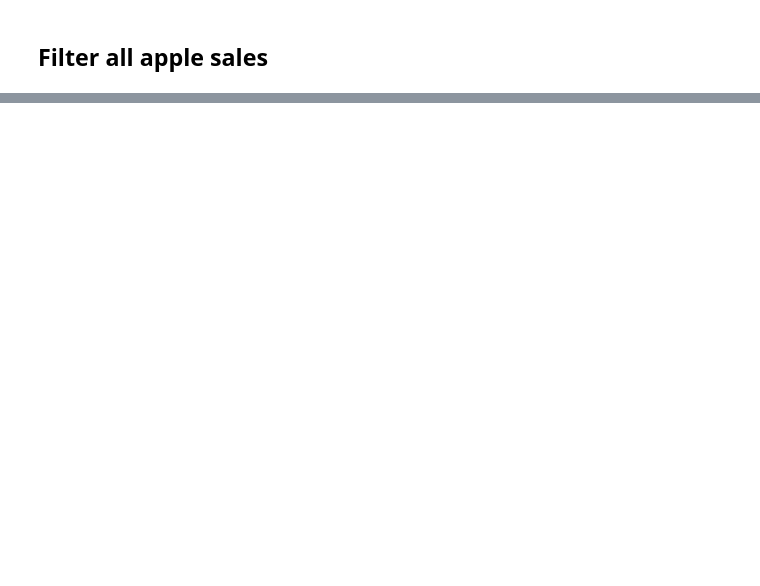
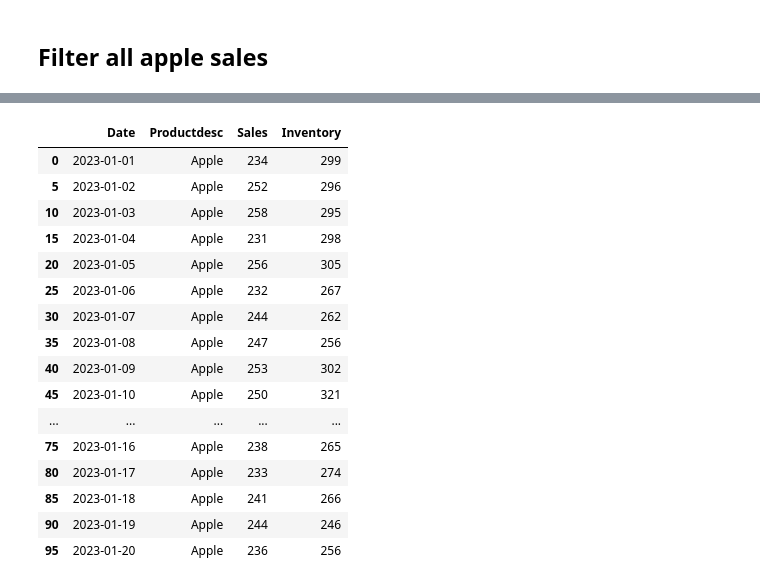
Before and after one commit to Pavlovj/bootcamp, a Jupyter notebook: Supermarketdata.ipynb, the cells around one changed output, grey strips where cells are left out. Saved outputs shown, nothing was run; the diff lists cells and outputs as text; code cells hidden in the pictures; blank space fills up the shorter version.

```diff
--- a/Supermarketdata.ipynb
+++ b/Supermarketdata.ipynb
@@ -152,0 +137,51 @@ df_sales[df_sales['Productdesc'] == "Apple"].head(20)
+# %%
+
+# create empty dataframe
+df_store2 = pd.DataFrame(columns=['Date', 'Productdesc', 'Sales'])
+
+# Iterate through every day
+for date in dates:
+    # create list of products
+    products = ['Apple', 'Banana', 'Tomato', 'Orange', 'Potato']
+    # Iteriere durch jeden Produkt und füge es dem DataFrame hinzu
+    for product in products:
+        df_store2 = df_store2.append({'Date': date, 'Productdesc': product, 'Sales': 0}, ignore_index=True)
+# %%
+# Define Sales ranges
+sales_ranges = {'Apple': (230, 260),
+                'Banana': (200, 240),
+                'Tomato': (260, 290),
+                'Orange': (135, 160),
+                'Potato': (100, 130)}
+
+# Generate random sales numbers
+for index, row in df_store2.iterrows():
+    product = row['Productdesc']
+    sales_range = sales_ranges[product]
+    sales = np.random.randint(sales_range[0], sales_range[1]+1)
+    df_store2.at[index, 'Sales'] = sales
+# %%
+# add inventory store 2
+df_store2['Inventory'] = np.random.uniform(low=df_store2['Sales'], high=df_store2['Sales']*1.3).round().astype(int)
+# %%
+#show store 2
+df_store2[df_store2['Productdesc'] == "Apple"].head(20)
+#df_store2.head(20)
+# %% [output]
+|  | Date | Productdesc | Sales | Inventory |
+| 0 | 2023-01-01 | Apple | 234 | 299 |
+| 5 | 2023-01-02 | Apple | 252 | 296 |
+| 10 | 2023-01-03 | Apple | 258 | 295 |
+| 15 | 2023-01-04 | Apple | 231 | 298 |
+| 20 | 2023-01-05 | Apple | 256 | 305 |
+| 25 | 2023-01-06 | Apple | 232 | 267 |
+| 30 | 2023-01-07 | Apple | 244 | 262 |
+| 35 | 2023-01-08 | Apple | 247 | 256 |
+| 40 | 2023-01-09 | Apple | 253 | 302 |
+| 45 | 2023-01-10 | Apple | 250 | 321 |
+| ... | ... | ... | ... | ... |
+| 75 | 2023-01-16 | Apple | 238 | 265 |
+| 80 | 2023-01-17 | Apple | 233 | 274 |
+| 85 | 2023-01-18 | Apple | 241 | 266 |
+| 90 | 2023-01-19 | Apple | 244 | 246 |
+| 95 | 2023-01-20 | Apple | 236 | 256 |
```
Also changed, not shown: parts of 11 cells of this notebook.
